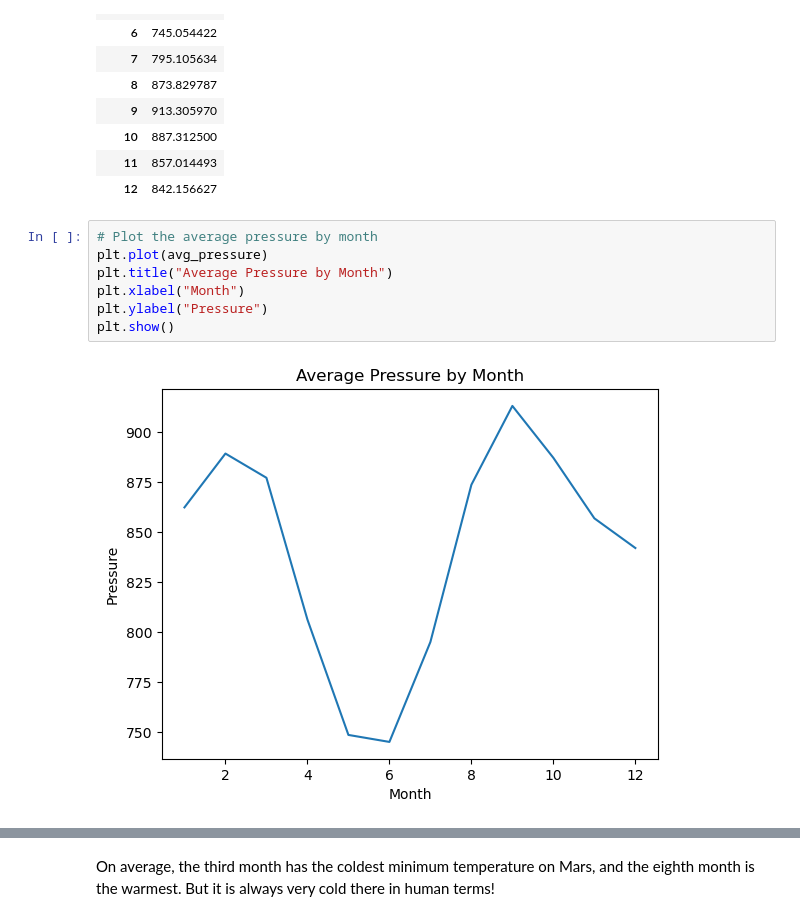
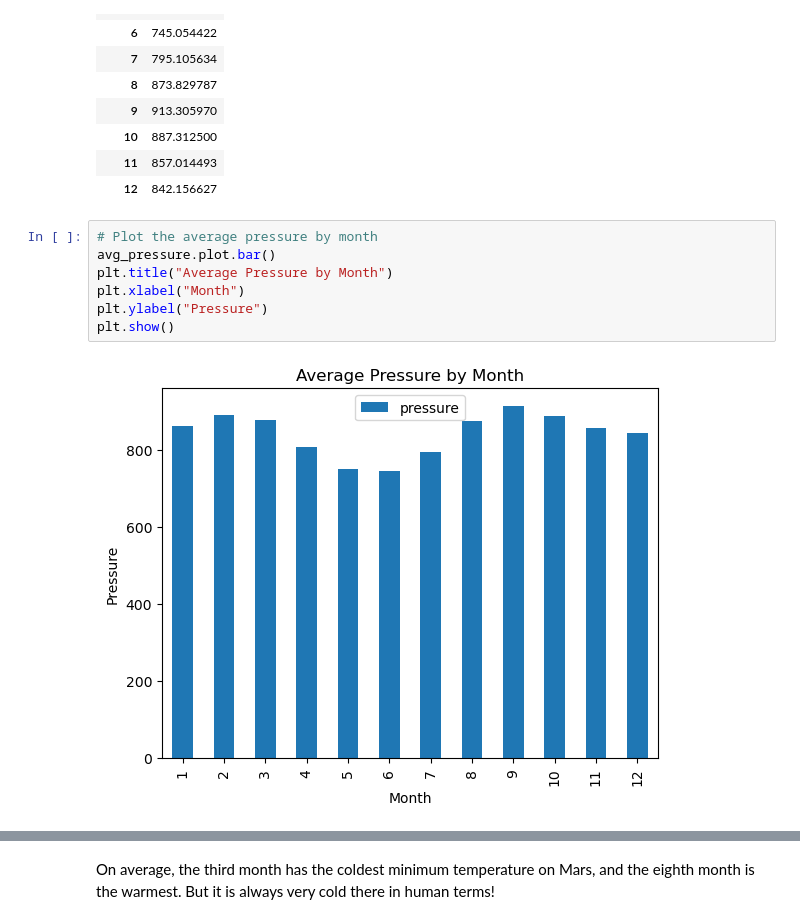
Before and after one commit to cycy94777/Mars_HTML_analysis, a Jupyter notebook: part_2_mars_weather.ipynb, the cells around one changed output, grey strips where cells are left out. Drawn from its saved outputs; the diff is of its cells as text.

```diff
--- a/part_2_mars_weather.ipynb
+++ b/part_2_mars_weather.ipynb
@@ -224,12 +224,12 @@ avg_pressure
 | 12 | 842.156627 |
 # %%
 # Plot the average pressure by month
-plt.plot(avg_pressure)
+avg_pressure.plot.bar()
 plt.title("Average Pressure by Month")
 plt.xlabel("Month")
 plt.ylabel("Pressure")
 plt.show()
 # %% [output]
-[figure, old version]
+[figure, new version]
 # %%
 # 5. How many terrestrial (earth) days are there in a Martian year?
```
Also changed, not shown: parts of 3 cells of this notebook.
